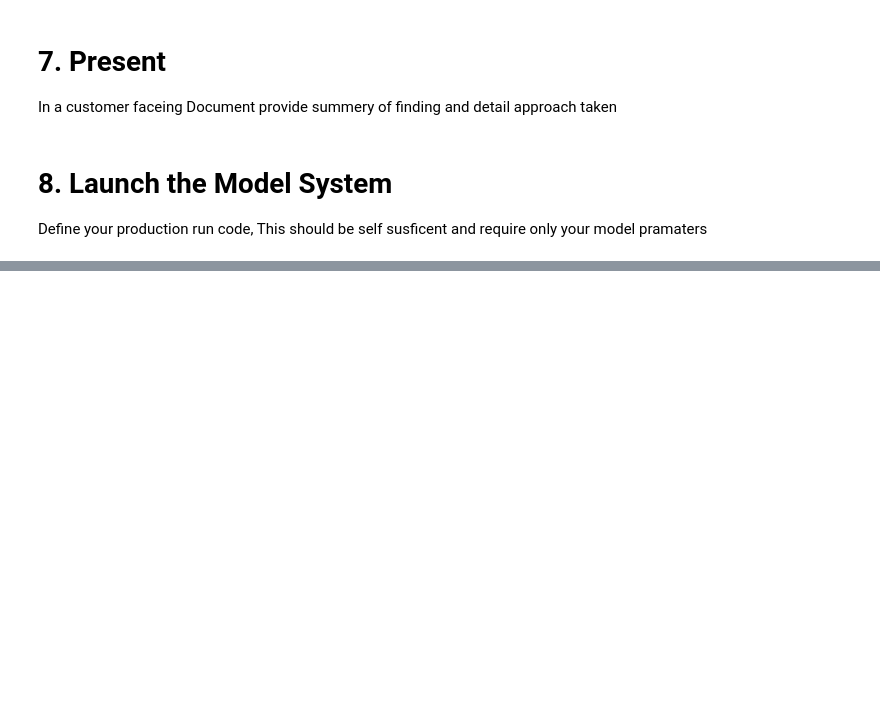
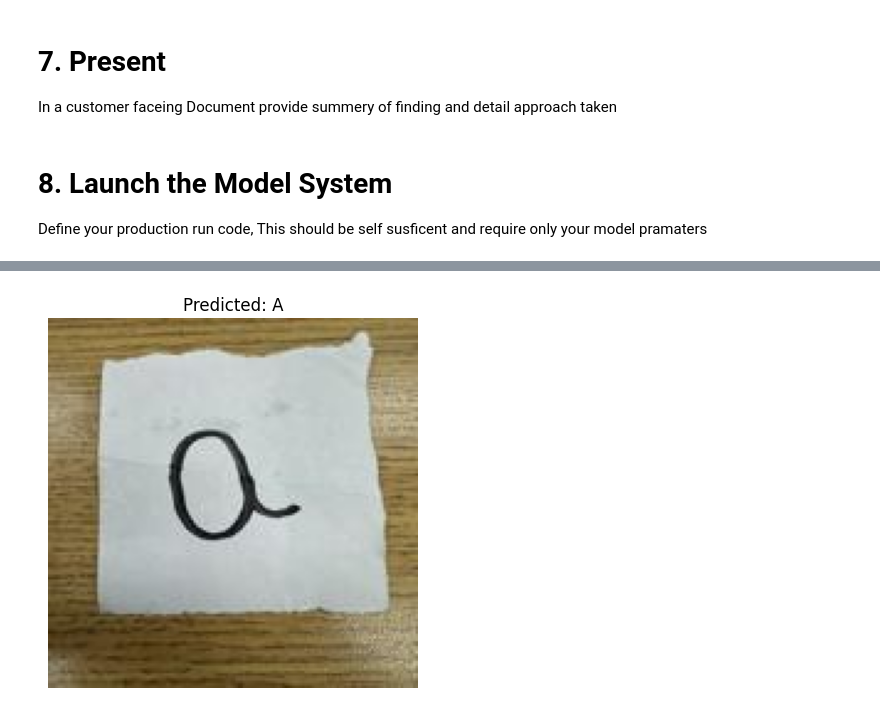
Before and after one commit to Nuyrican2/ML-AI, a Jupyter notebook: Project_5 - Letter Predictor/Project_5.ipynb, the cells around one changed output, grey strips where cells are left out. Cells and saved outputs as stored; diff of their text form; code cells hidden in the pictures; blank space fills up the shorter version.

Commit message:
Project 5 Steps 5-8

```diff
--- a/Project_5 - Letter Predictor/Project_5.ipynb
+++ b/Project_5 - Letter Predictor/Project_5.ipynb
@@ -339,3 +450,85 @@ In a customer faceing Document provide summery of finding and detail approach ta
 # %% [markdown]
 # 8. Launch the Model System
 Define your production run code, This should be self susficent and require only your model pramaters
+# %%
+from pathlib import Path
+import numpy as np
+from PIL import Image, ImageOps, UnidentifiedImageError
+from skimage.feature import hog
+from sklearn.model_selection import train_test_split, GridSearchCV
+from sklearn.svm import LinearSVC
+from sklearn.metrics import accuracy_score, classification_report
+import matplotlib.pyplot as plt
+import pickle
+
+def letter_inference(image_path,
+                     data_root="/home/jupyter-1000790/ML-AI/Project_5 - Letter Predictor/cursive_letters",
+                     skip_folders=None,
+                     model_path="linear_svc_model.pkl",
+                     retrain=False):
+    if skip_folders is None:
+        skip_folders = {"S8", "S12", "S18", "S20", "S22", "S25", "S28", "S29"}
+
+    def build_dataset(root, skip):
+        letters = [chr(ord("A") + i) for i in range(26)]
+        all_paths, all_labels = [], []
+        for folder in sorted(Path(root).iterdir()):
+            if not folder.is_dir() or folder.name in skip:
+                continue
+            imgs = sorted([f for f in folder.iterdir() if f.suffix.lower() in (".jpg", ".jpeg", ".png")])
+            for i, img_path in enumerate(imgs[:26]):
+                try:
+                    with Image.open(img_path) as im:
+                        im.verify()
+                    all_paths.append(img_path)
+                    all_labels.append(letters[i])
+                except UnidentifiedImageError:
+                    print("Skipped unreadable:", img_path)
+        return all_paths, all_labels
+
+    def extract_hog(p):
+        img = Image.open(p).convert("L")
+        img = ImageOps.autocontrast(img)
+        img = img.resize((64, 64))
+        arr = np.array(img, dtype=np.float32) / 255.0
+        if arr.mean() < 0.5:
+            arr = 1 - arr
+        return hog(arr, pixels_per_cell=(8, 8), cells_per_block=(2, 2),
+                   orientations=9, feature_vector=True)
+
+    model_file = Path(model_path)
+    if model_file.exists() and not retrain:
+        with open(model_file, "rb") as f:
+            model = pickle.load(f)["model"]
+        print("Loaded existing model.")
+    else:
+        paths, labels = build_dataset(data_root, skip_folders)
+        X = np.array([extract_hog(p) for p in paths])
+        y = np.array(labels)
+        X_train, X_test, y_train, y_test = train_test_split(X, y, test_size=0.2,
+                                                            random_state=42, stratify=y)
+        grid = GridSearchCV(LinearSVC(max_iter=5000),
+                            {"C": [0.01, 0.1, 1, 10]},
+                            cv=3, n_jobs=-1, verbose=1)
+        grid.fit(X_train, y_train)
+        model = grid.best_estimator_
+        print("\nBest Params:", grid.best_params_)
+        y_pred = model.predict(X_test)
+        print("Validation Accuracy:", round(accuracy_score(y_test, y_pred) * 100, 2), "%")
+        print("\nClassification Report:\n", classification_report(y_test, y_pred))
+        with open(model_file, "wb") as f:
+            pickle.dump({"model": model}, f)
+        print("Model saved to", model_file)
+
+    feat = extract_hog(image_path).reshape(1, -1)
+    pred = model.predict(feat)[0]
+    print("\nPredicted Letter:", pred)
+    img = Image.open(image_path)
+    plt.imshow(img)
+    plt.axis("off")
+    plt.title(f"Predicted: {pred}")
+    plt.show()
+    return pred
+
+letter_inference("/home/jupyter-1000790/ML-AI/Project_5 - Letter Predictor/cursive_letters/S1/IMG_1344.jpg")
+# %% [output]
@@ -341,0 +538 @@ Define your production run code, This should be self susficent and require only
+[figure, added]
```
Also changed, not shown: parts of 3 cells of this notebook, 1 other file.
